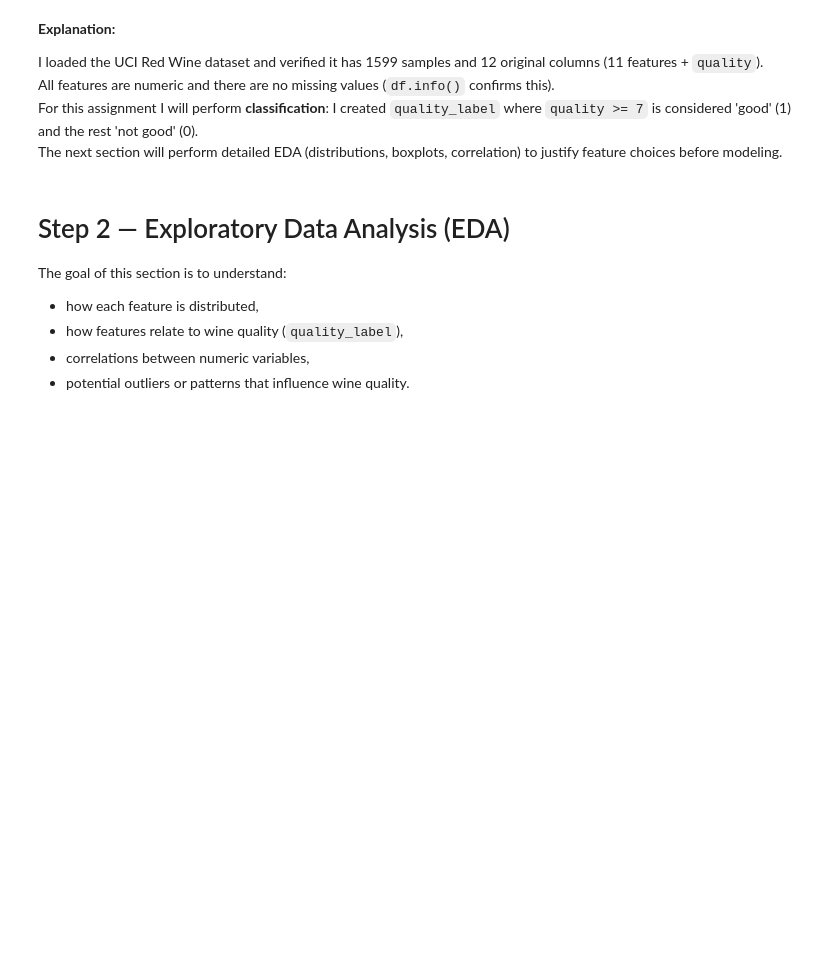
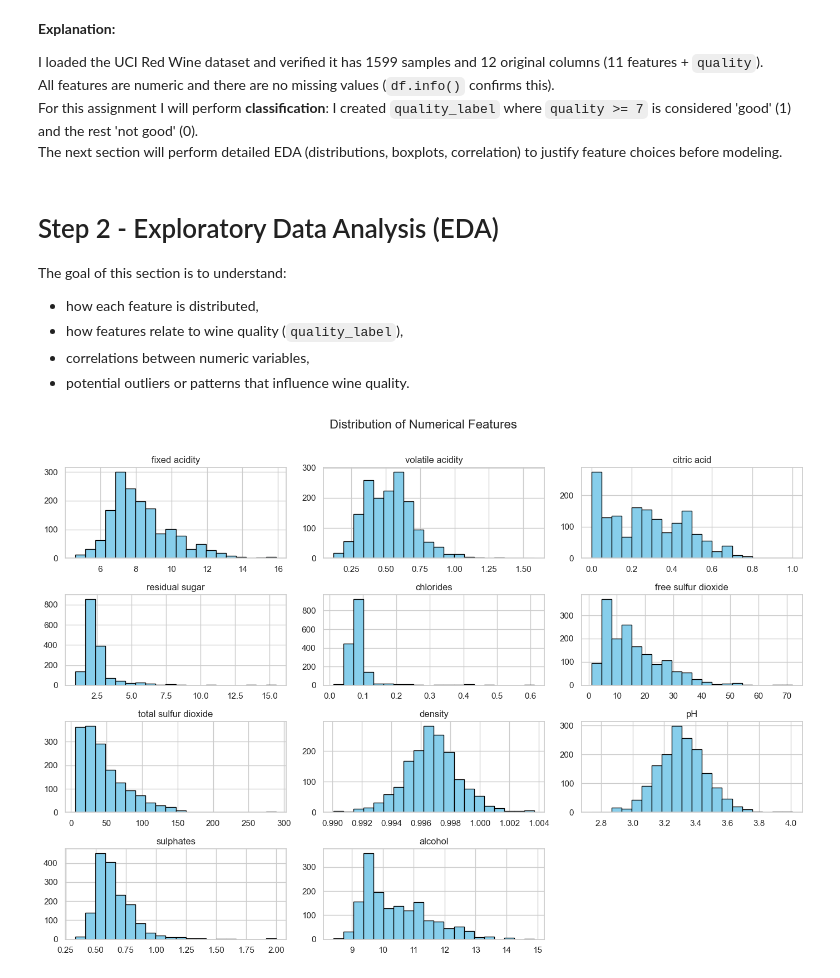
Before and after one commit to izunwaonu/wine-quality-eda, a Jupyter notebook: Assignment1_WineQuality.ipynb, the cells around one changed output. Saved outputs shown, nothing was run; the diff lists cells and outputs as text; code cells hidden in the pictures; blank space fills up the shorter version.

Commit message:
Add histograms to visualize distributions of numerical features

```diff
--- a/Assignment1_WineQuality.ipynb
+++ b/Assignment1_WineQuality.ipynb
@@ -152,10 +152,20 @@ All features are numeric and there are no missing values (`df.info()` confirms t
 For this assignment I will perform **classification**: I created `quality_label` where `quality >= 7` is considered 'good' (1) and the rest 'not good' (0).
 The next section will perform detailed EDA (distributions, boxplots, correlation) to justify feature choices before modeling.
 # %% [markdown]
-# Step 2 — Exploratory Data Analysis (EDA)
+# Step 2 - Exploratory Data Analysis (EDA)
 
 The goal of this section is to understand:
 - how each feature is distributed,
 - how features relate to wine quality (`quality_label`),
 - correlations between numeric variables,
 - potential outliers or patterns that influence wine quality.
+# %%
+# Visualize distributions of all numeric features
+num_cols = df.select_dtypes(include=[np.number]).columns.drop(['quality', 'quality_label'])
+
+df[num_cols].hist(figsize=(14, 10), bins=20, color='skyblue', edgecolor='black')
+plt.suptitle("Distribution of Numerical Features", fontsize=16)
+plt.tight_layout(rect=[0, 0, 1, 0.97])
+plt.show()
+# %% [output]
+[figure, added]
```
Also changed, not shown: parts of 1 cell of this notebook.
